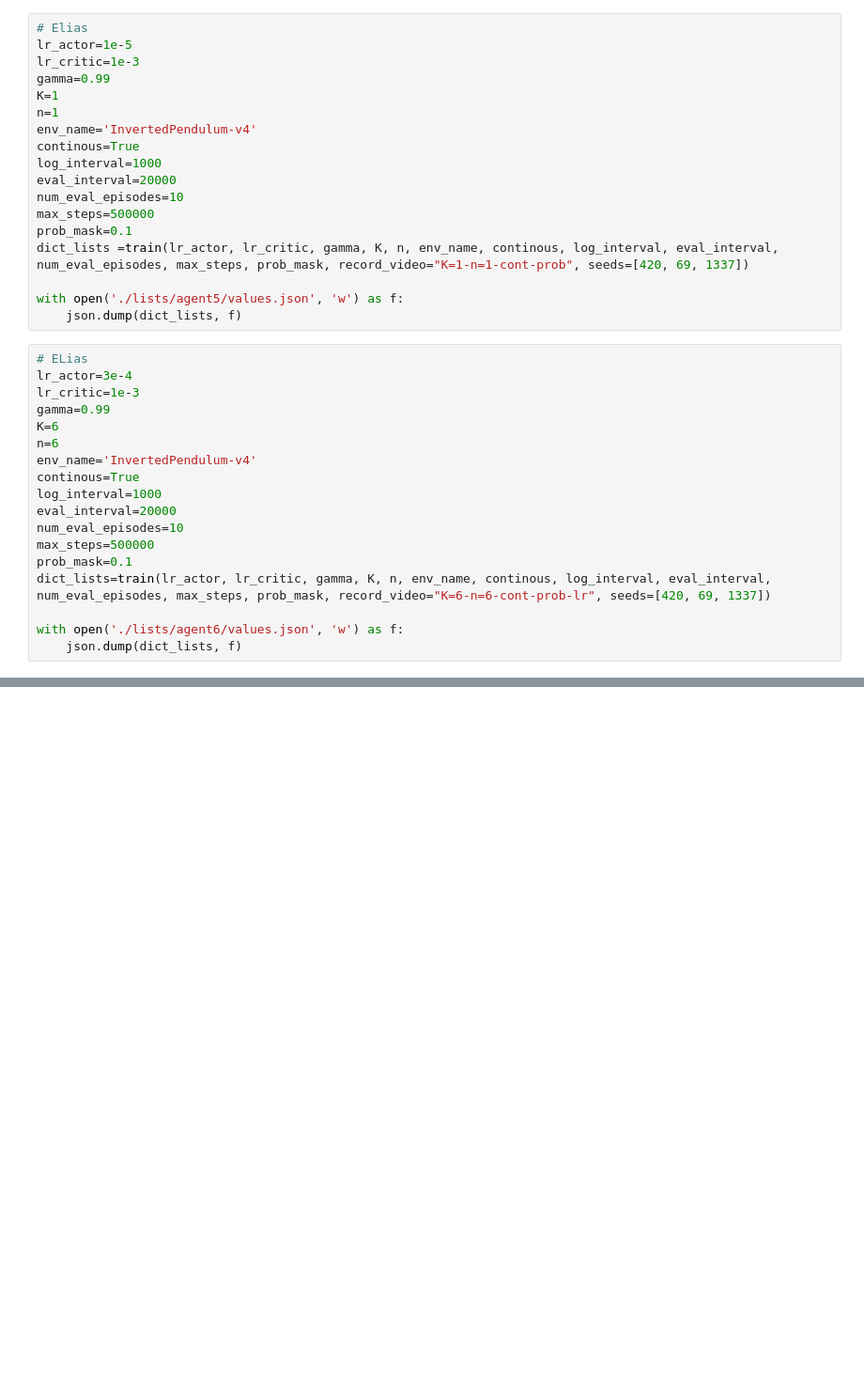
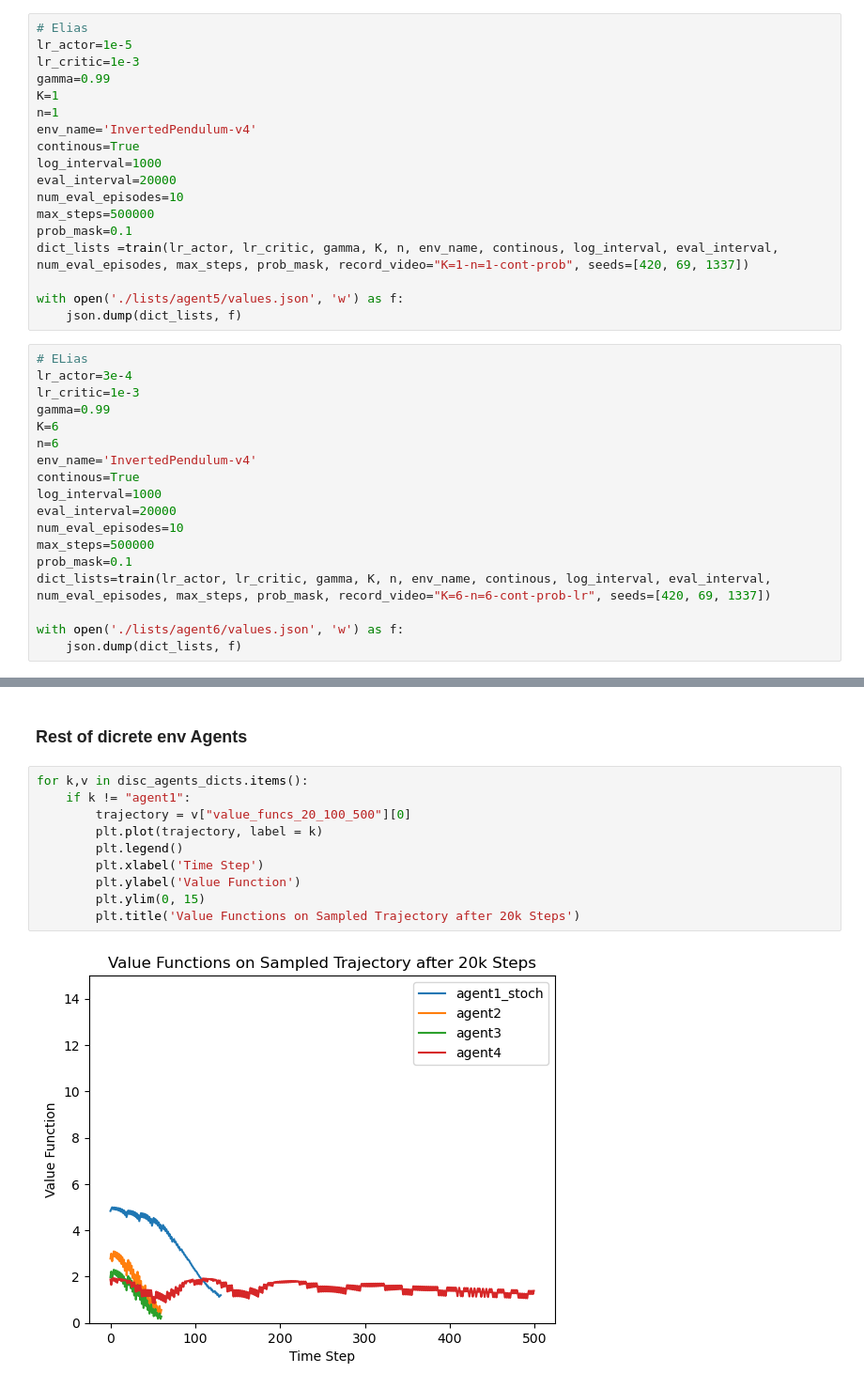
Before and after one commit to AliBakly/CartPole-A2C-reinforcement-learning, a Jupyter notebook: Solution.ipynb, the cells around one changed output, grey strips where cells are left out. Shown at 94% size. Cells and saved outputs as stored; diff of their text form; blank space fills up the shorter version.

```diff
--- a/Solution.ipynb
+++ b/Solution.ipynb
@@ -196,0 +215,14 @@ plt.show()
+# %% [markdown]
+### Rest of dicrete env Agents
+# %%
+for k,v in disc_agents_dicts.items():
+    if k != "agent1":
+        trajectory = v["value_funcs_20_100_500"][0]
+        plt.plot(trajectory, label = k)
+        plt.legend()
+        plt.xlabel('Time Step')
+        plt.ylabel('Value Function')
+        plt.ylim(0, 15)
+        plt.title('Value Functions on Sampled Trajectory after 20k Steps')
+# %% [output]
+[figure, added]
```
Also changed, not shown: parts of 22 cells of this notebook.
